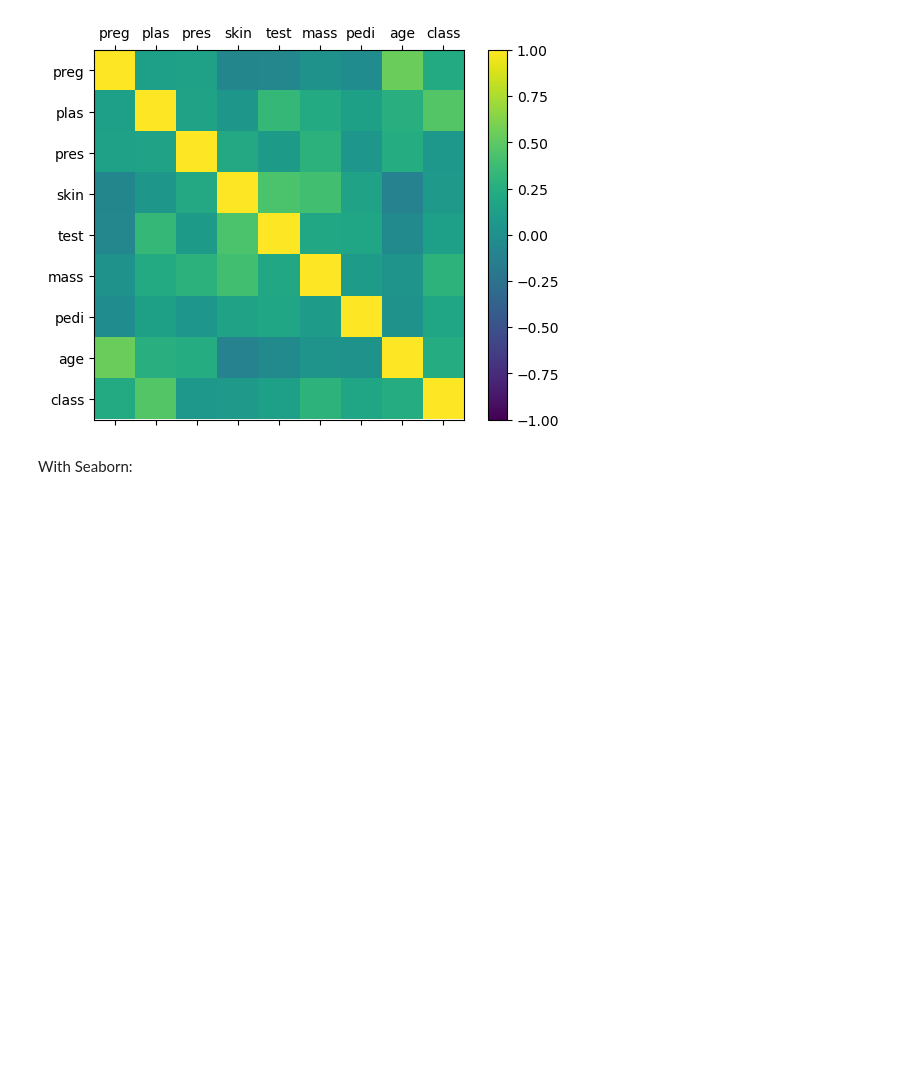
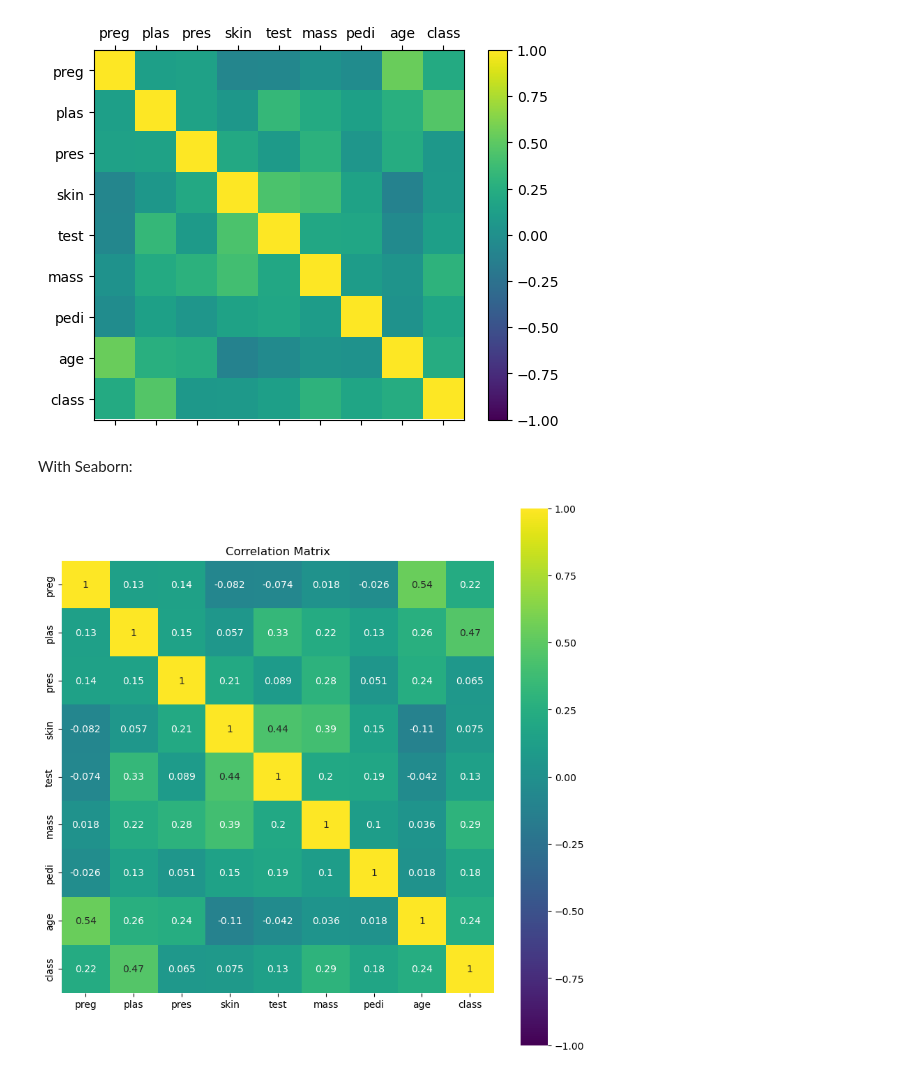
Before and after one commit to JonatanBadillo/Data-Science-with-Python, a Jupyter notebook: 2. Data Analysis/2.3. Data Visualization.ipynb, the cells around one changed output. Cells and saved outputs as stored; diff of their text form; code cells hidden in the pictures; blank space fills up the shorter version.

Commit message:
scatter matrix

```diff
--- a/2. Data Analysis/2.3. Data Visualization.ipynb
+++ b/2. Data Analysis/2.3. Data Visualization.ipynb
@@ -151,6 +151,9 @@ With Seaborn:
 # %%
 %matplotlib inline
 correlation = data.corr()
 plt.figure(figsize=(10,10))
-ax =sns.heatmap(correlation,vamax=1,vmin=-1,square=True,annot=True,cmap='viridis')
-plt.title=()
+ax =sns.heatmap(correlation,vmax=1,vmin=-1,square=True,annot=True,cmap='viridis')
+plt.title("Correlation Matrix")
+plt.show()
+# %% [output]
+[figure, added]
```
Also changed, not shown: parts of 3 cells of this notebook.
